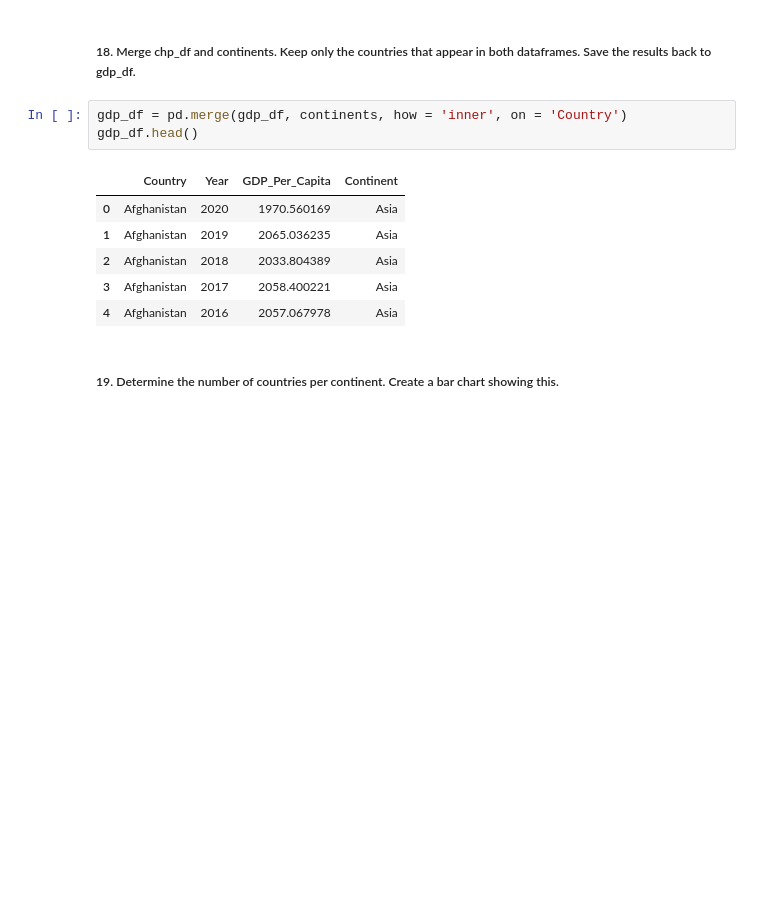
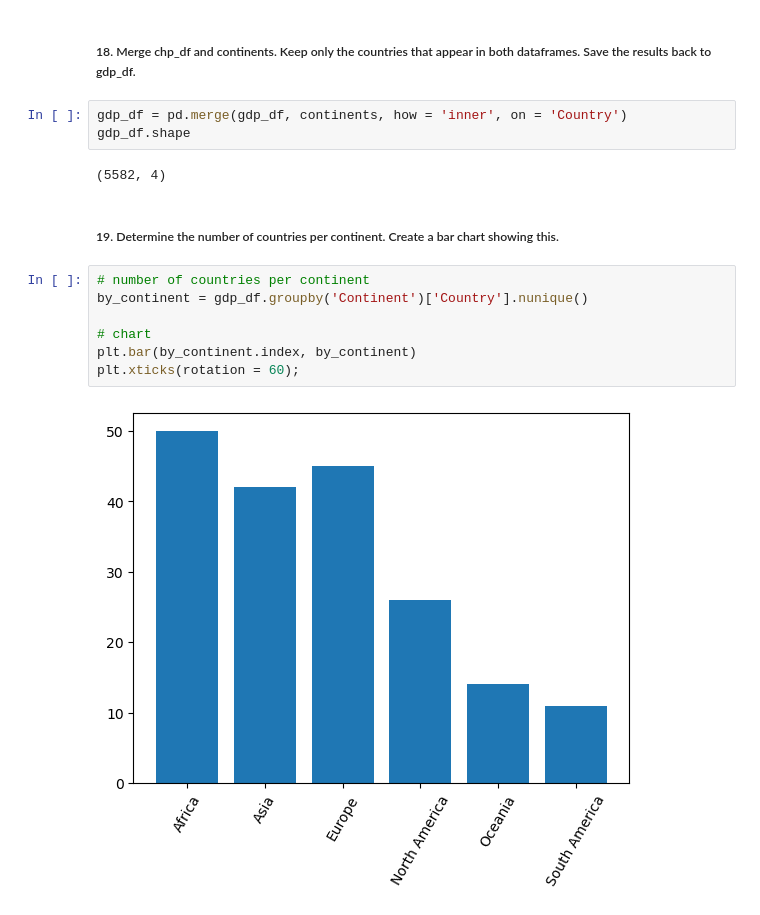
Before and after one commit to nss-data-science-cohort-7/un-exploration-tfwhitesell, a Jupyter notebook: notebooks/UN_Data_Exploration.ipynb, the cells around one changed output. Saved outputs shown, nothing was run; the diff lists cells and outputs as text; blank space fills up the shorter version.

```diff
--- a/notebooks/UN_Data_Exploration.ipynb
+++ b/notebooks/UN_Data_Exploration.ipynb
@@ -251,13 +251,17 @@ continents.head()
 ##### 18. Merge chp_df and continents. Keep only the countries that appear in both dataframes. Save the results back to gdp_df.
 # %%
 gdp_df = pd.merge(gdp_df, continents, how = 'inner', on = 'Country')
-gdp_df.head()
+gdp_df.shape
 # %% [output]
-|  | Country | Year | GDP_Per_Capita | Continent |
-| 0 | Afghanistan | 2020 | 1970.560169 | Asia |
-| 1 | Afghanistan | 2019 | 2065.036235 | Asia |
-| 2 | Afghanistan | 2018 | 2033.804389 | Asia |
-| 3 | Afghanistan | 2017 | 2058.400221 | Asia |
-| 4 | Afghanistan | 2016 | 2057.067978 | Asia |
+(5582, 4)
 # %% [markdown]
 ##### 19. Determine the number of countries per continent. Create a bar chart showing this.
+# %%
+# number of countries per continent
+by_continent = gdp_df.groupby('Continent')['Country'].nunique()
+
+# chart
+plt.bar(by_continent.index, by_continent)
+plt.xticks(rotation = 60);
+# %% [output]
+[figure, added]
```
Also changed, not shown: parts of 3 cells of this notebook.
